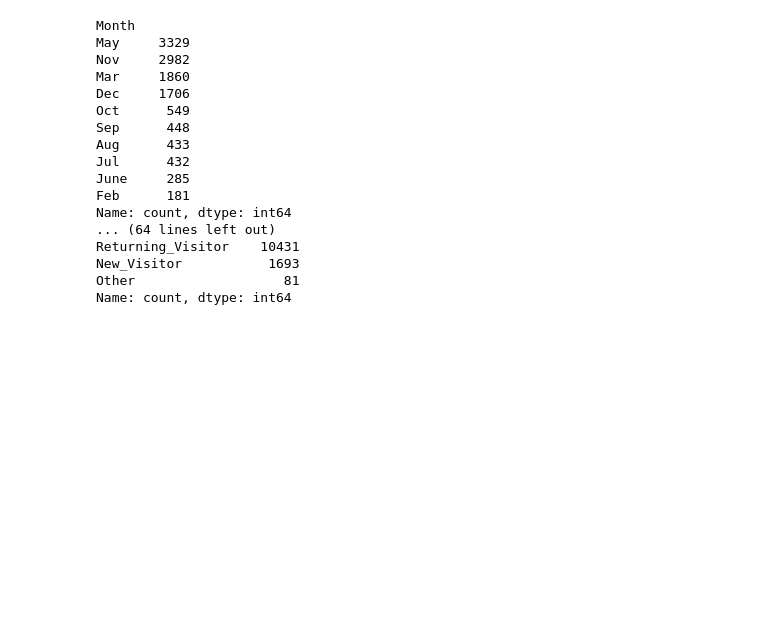
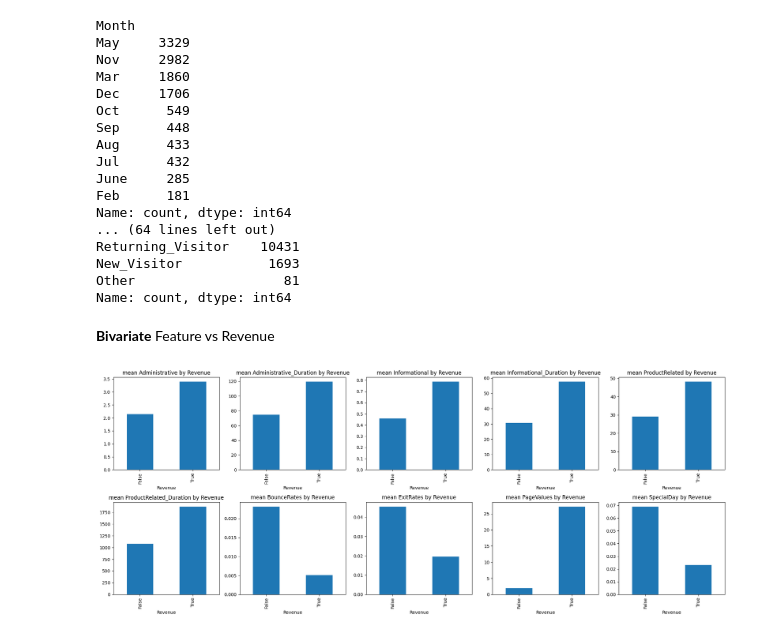
Before and after one commit to Ws995566/Prediction-Model-for-Analyzing-Users-Behaviour, a Jupyter notebook: Preprocessing.ipynb, the cells around one changed output. Drawn from its saved outputs; the diff is of its cells as text; code cells hidden in the pictures; blank space fills up the shorter version.

Commit message:
Finished the Bivariate EDA

```diff
--- a/Preprocessing.ipynb
+++ b/Preprocessing.ipynb
@@ -10,7 +10,9 @@ import seaborn as sns
 # %%
 # Load the Dataset
 
-dataset = pd.read_csv('online_shoppers_intention.csv')
+dataset_raw = pd.read_csv('online_shoppers_intention.csv')
+
+dataset = dataset_raw.copy()
 dataset.head()
 # %% [output]
 |  | Administrative | Administrative_Duration | Informational | Informational_Duration | ProductRelated | ... |
@@ -167,3 +169,17 @@ Returning_Visitor    10431
 New_Visitor           1693
 Other                   81
 Name: count, dtype: int64
+# %% [markdown]
+**Bivariate**
+Feature vs Revenue
+# %%
+# Numercial Features vs Revenue
+
+fig, axes = plt.subplots(2, 5, figsize=(20, 8))
+for i, col in enumerate(num_cols):
+    dataset.groupby('Revenue')[col].mean().plot(kind='bar', ax=axes[i//5, i%5])
+    axes[i//5, i%5].set_title(f'mean {col} by Revenue')
+plt.tight_layout()
+plt.show()
+# %% [output]
+[figure, added]
```
Also changed, not shown: parts of 2 cells of this notebook.
